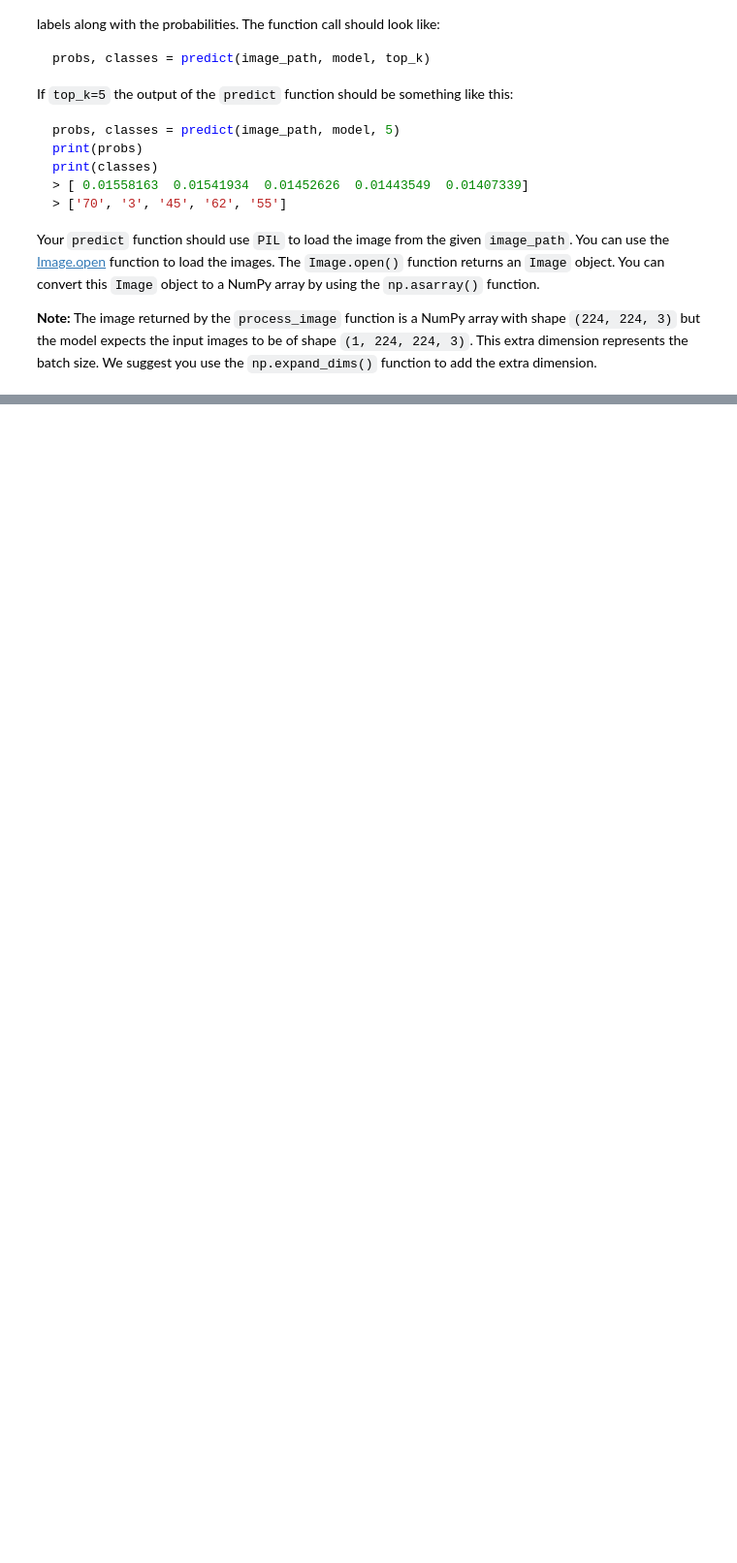
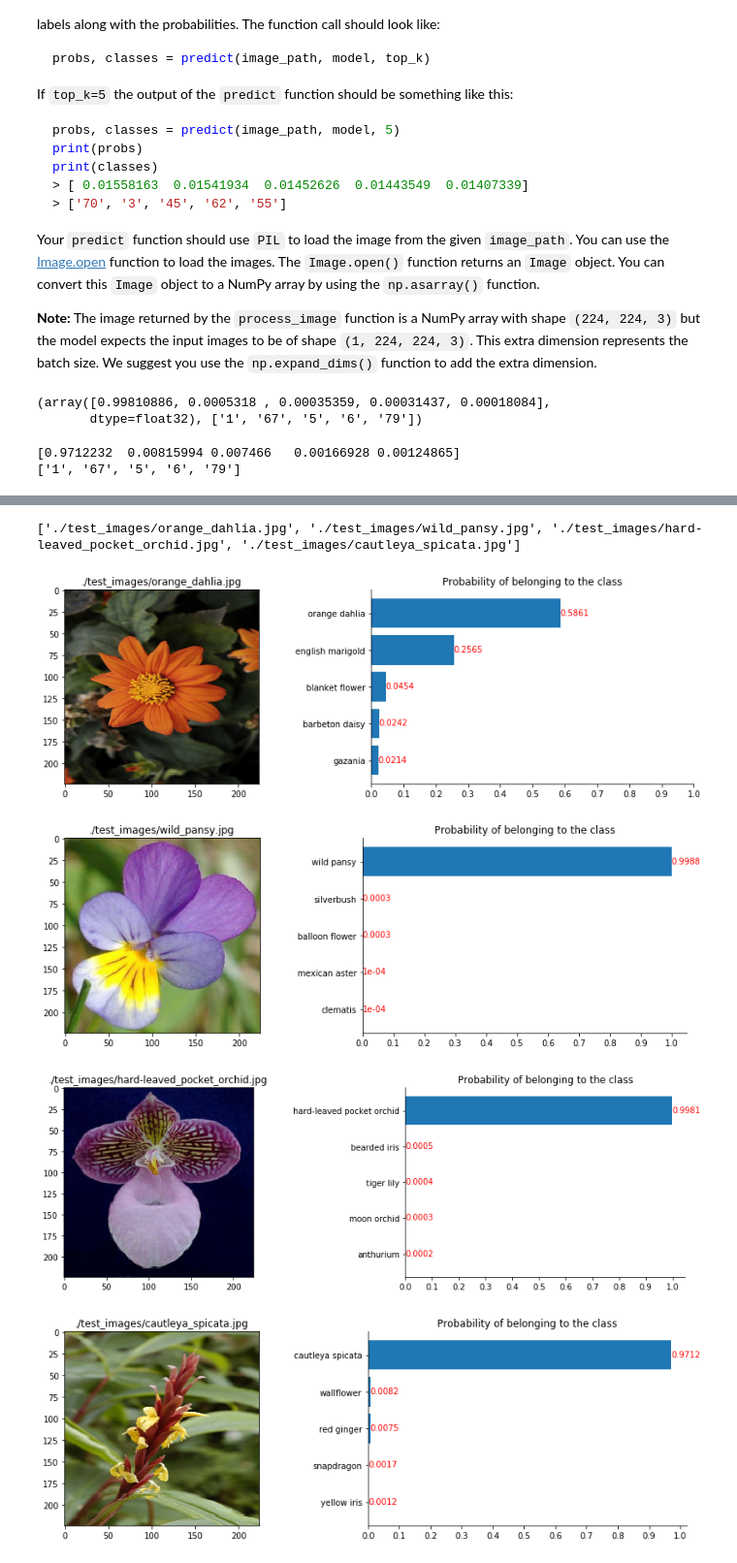
Before and after one commit to AmandaWorker/Flower-Image-Classifier, a Jupyter notebook: Project_Image_Classifier_Project.ipynb, the cells around one changed output, grey strips where cells are left out. Shown at 97% size. Drawn from its saved outputs; the diff is of its cells as text; code cells hidden in the pictures; blank space fills up the shorter version.

```diff
--- a/Project_Image_Classifier_Project.ipynb
+++ b/Project_Image_Classifier_Project.ipynb
@@ -516,3 +547,30 @@ Your `predict` function should use `PIL` to load the image from the given `image
+# %%
+# TODO: Create the predict function
+def predict(image_path, model, top_k):
+    im = Image.open(image_path)
+    test_image = np.asarray(im)
+    test_image_proc = process_image(test_image)
+    expand_image = np.expand_dims(test_image_proc, axis=0)
+    img_prediction = model.predict(expand_image)
+
+    probs, classes = tf.math.top_k(img_prediction,top_k)
+    probs = probs.numpy().squeeze()
+    classes = classes.numpy().squeeze()
+    classes = [str(value) for value in classes]
+    return probs, classes
+
+
+test_image_path = './test_images/hard-leaved_pocket_orchid.jpg'
+predict(test_image_path, reloaded_keras_model, top_k)
+# %% [output]
+(array([0.99810886, 0.0005318 , 0.00035359, 0.00031437, 0.00018084],
+       dtype=float32), ['1', '67', '5', '6', '79'])
+# %%
+print(probs)
+print(classes)
+# %% [output]
+[0.9712232  0.00815994 0.007466   0.00166928 0.00124865]
+['1', '67', '5', '6', '79']
 # %% [markdown]
 # Sanity Check
 
@@ -532,0 +589,35 @@ You can convert from the class integer labels to actual flower names using `clas
+# %%
+# for image, label in training_set.take(65):
+#     image = image.numpy()
+#     label = label.numpy()
+#     val = str(label + 1)
+
+paths = glob.glob('./test_images/*.jpg')
+print(paths)
+
+for path in paths:
+    im = Image.open(path)
+    im_arr = np.asarray(im)
+    processed_im = process_image(im_arr)
+    probs, classes_label = predict(path, reloaded_keras_model, top_k)
+    corrected_classes_label=[str(int(value)+1) for value in classes_label]
+    classes_name = [class_names[label] for label in corrected_classes_label]
+    fig, (ax1, ax2) = plt.subplots(figsize=(12,4), ncols=2)
+    ax1.imshow(processed_im)
+    ax1.set_title(path)
+    ax2.barh(classes_name[::-1], probs[::-1])
+    ax2.set_title('Probability of belonging to the class')
+    ax2.set_xticks(np.arange(11)/10)
+    ax2.set_xticklabels(np.arange(11)/10)
+    ax2.spines['top'].set_visible(False)
+    ax2.spines['right'].set_visible(False)
+    for i, v in enumerate(probs[::-1]):
+        ax2.text(v, i-0.05, str(round(v,4)), color='red')
+    plt.tight_layout()
+    plt.show()
+# %% [output]
+['./test_images/orange_dahlia.jpg', './test_images/wild_pansy.jpg', './test_images/hard-leaved_pocket_orchid.jpg', './test_images/cautleya_spicata.jpg']
+[figure, added]
+[figure, added]
+[figure, added]
+[figure, added]
```
Also changed, not shown: parts of 17 cells of this notebook.
